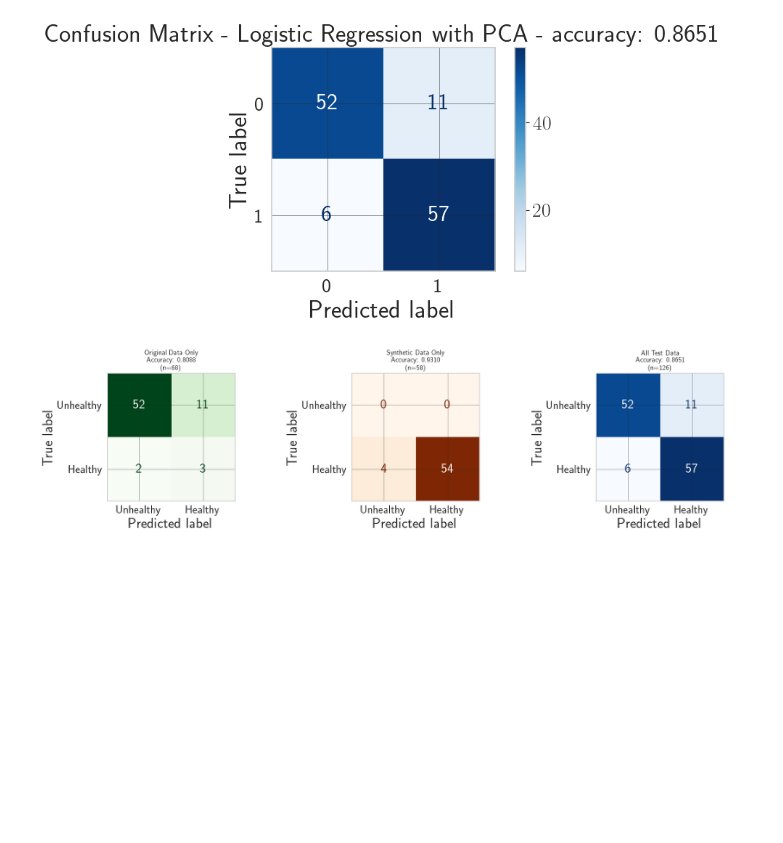
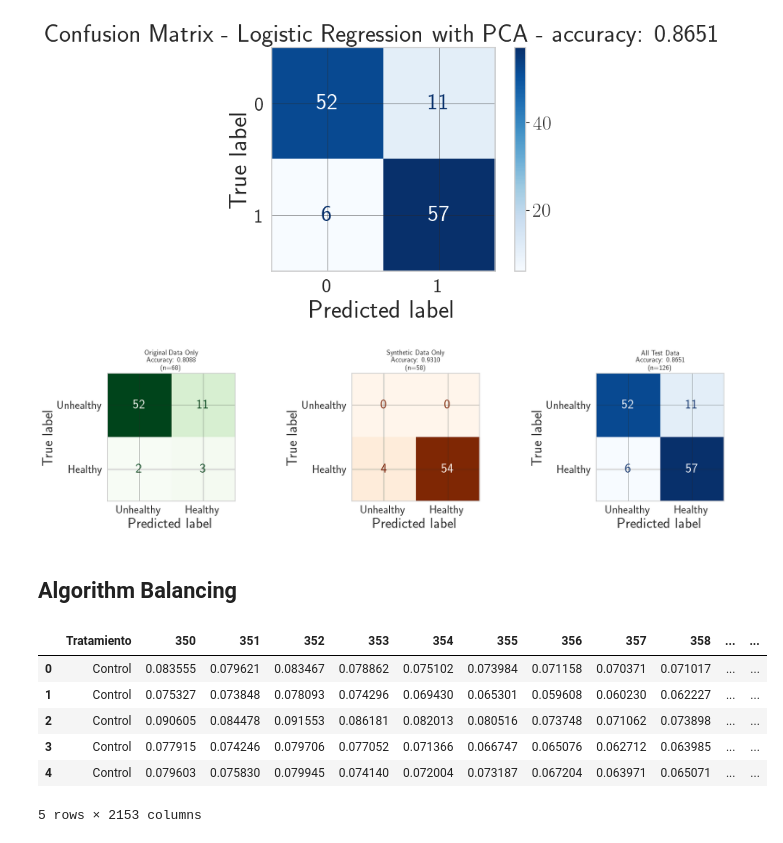
Before and after one commit to RicardoLoperaV/DiPreSi, a Jupyter notebook: Balanceo/Clasification/df10_Class_Balance.ipynb, the cells around one changed output. Cells and saved outputs as stored; diff of their text form; code cells hidden in the pictures; blank space fills up the shorter version.

```diff
--- a/Balanceo/Clasification/df10_Class_Balance.ipynb
+++ b/Balanceo/Clasification/df10_Class_Balance.ipynb
@@ -270,3 +270,20 @@ plt.tight_layout()
 plt.show()
 # %% [output]
 [figure]
+# %% [markdown]
+## Algorithm Balancing
+# %%
+# Make a new column 'Health_Status' based on 'Tratamiento'
+df_HvsUnH = df10.copy()
+
+df_HvsUnH['Health_Status'] = df_HvsUnH['Tratamiento'].apply(lambda x: 'Healthy' if x == 'Control' else 'Unhealthy')
+
+df_HvsUnH.head()
+# %% [output]
+|  | Tratamiento | 350 | 351 | 352 | 353 | 354 | 355 | 356 | 357 | 358 | ... | ... |
+| 0 | Control | 0.083555 | 0.079621 | 0.083467 | 0.078862 | 0.075102 | 0.073984 | 0.071158 | 0.070371 | 0.071017 | ... | ... |
+| 1 | Control | 0.075327 | 0.073848 | 0.078093 | 0.074296 | 0.069430 | 0.065301 | 0.059608 | 0.060230 | 0.062227 | ... | ... |
+| 2 | Control | 0.090605 | 0.084478 | 0.091553 | 0.086181 | 0.082013 | 0.080516 | 0.073748 | 0.071062 | 0.073898 | ... | ... |
+| 3 | Control | 0.077915 | 0.074246 | 0.079706 | 0.077052 | 0.071366 | 0.066747 | 0.065076 | 0.062712 | 0.063985 | ... | ... |
+| 4 | Control | 0.079603 | 0.075830 | 0.079945 | 0.074140 | 0.072004 | 0.073187 | 0.067204 | 0.063971 | 0.065071 | ... | ... |
+5 rows × 2153 columns
```
Also changed, not shown: parts of 5 cells of this notebook, 13 other files.
